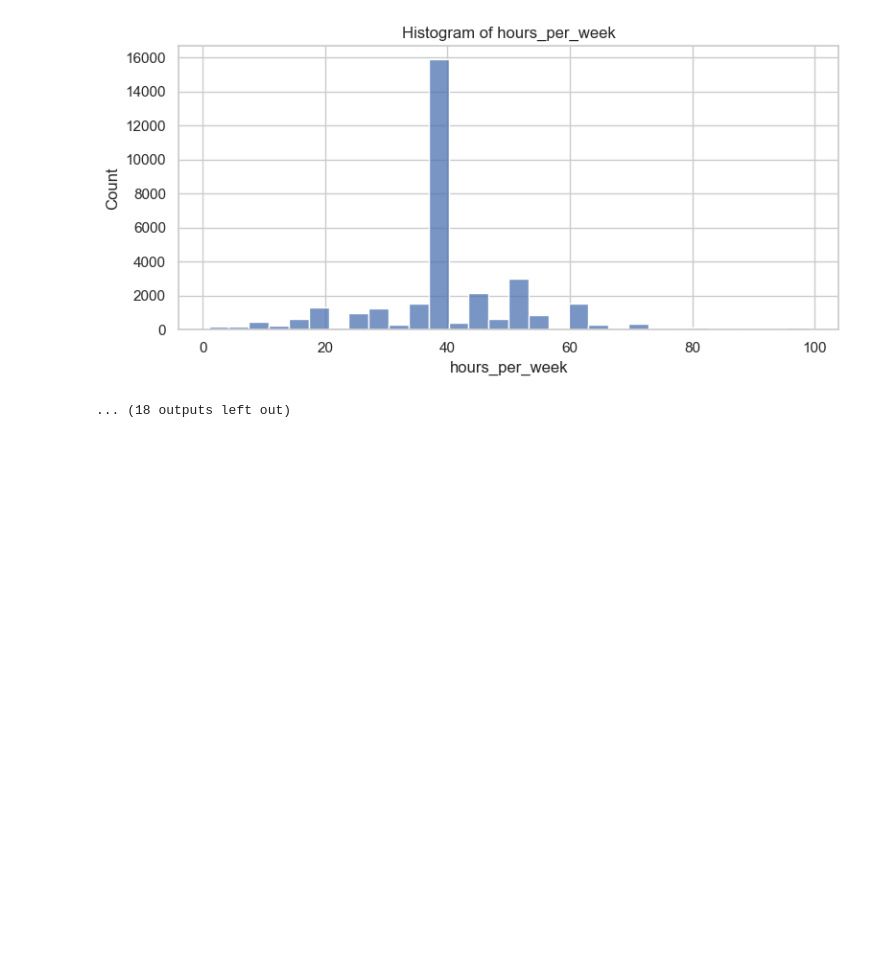
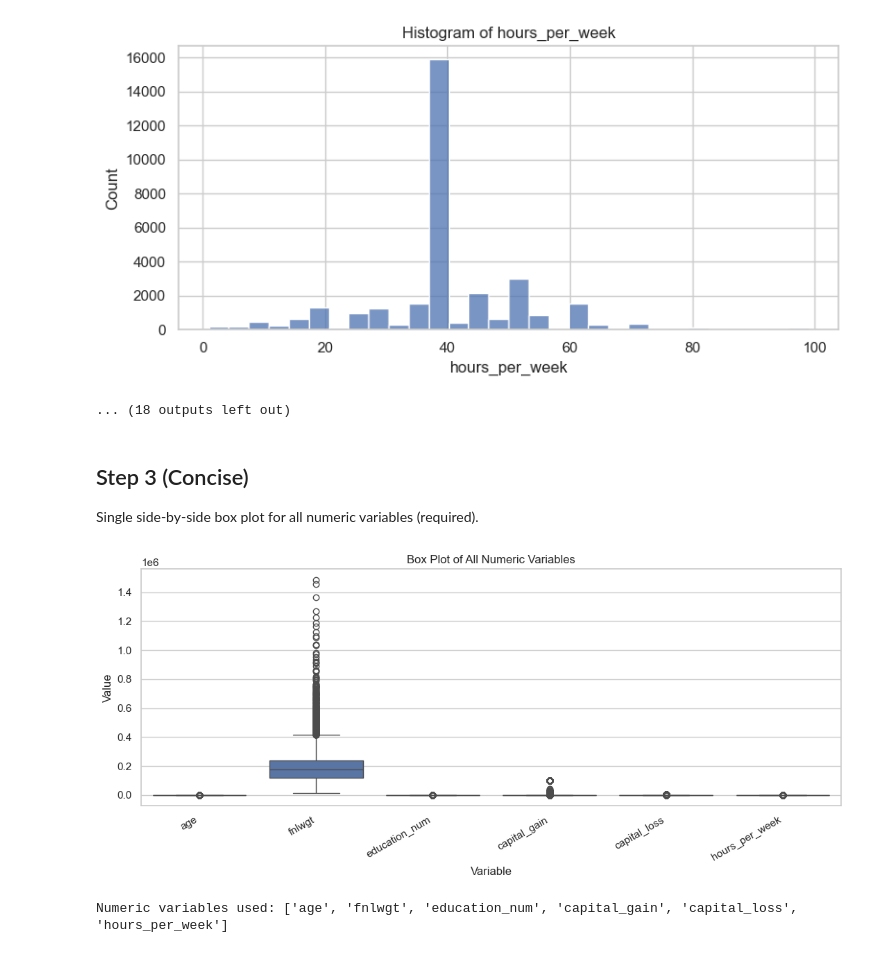
Before and after one commit to datasheng/csc46000-team-project-5000, a Jupyter notebook: data_analysis.ipynb, the cells around one changed output. Drawn from its saved outputs; the diff is of its cells as text; code cells hidden in the pictures; blank space fills up the shorter version.

Commit message:
Combined box plot

```diff
--- a/data_analysis.ipynb
+++ b/data_analysis.ipynb
@@ -107,3 +107,25 @@ capital_loss: min=0, max=4356, mean=87.30, median=0.00, outliers=1519
 hours_per_week: min=1, max=99, mean=40.44, median=40.00, outliers=9008
 [figure]
 ... (18 outputs left out)
+# %% [markdown]
+## Step 3 (Concise)
+
+Single side-by-side box plot for all numeric variables (required).
+# %%
+# Step 3: one combined box plot for all numeric variables
+numeric_cols = df.select_dtypes(include="number").columns.tolist()
+long_df = df[numeric_cols].melt(var_name="variable", value_name="value")
+
+plt.figure(figsize=(11, 5))
+sns.boxplot(data=long_df, x="variable", y="value")
+plt.title("Box Plot of All Numeric Variables")
+plt.xlabel("Variable")
+plt.ylabel("Value")
+plt.xticks(rotation=30, ha="right")
+plt.tight_layout()
+plt.show()
+
+print("Numeric variables used:", numeric_cols)
+# %% [output]
+[figure, added]
+Numeric variables used: ['age', 'fnlwgt', 'education_num', 'capital_gain', 'capital_loss', 'hours_per_week']
```
